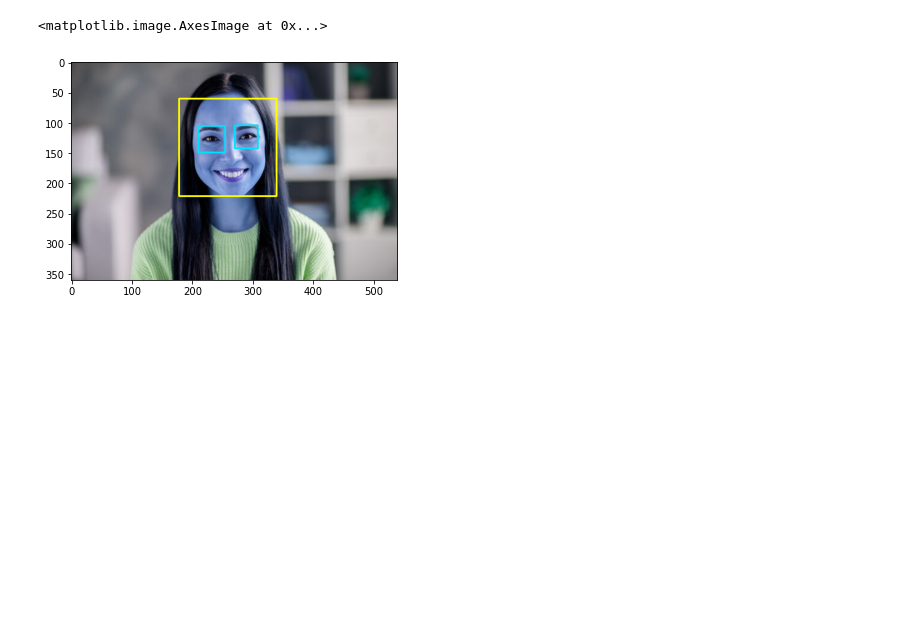
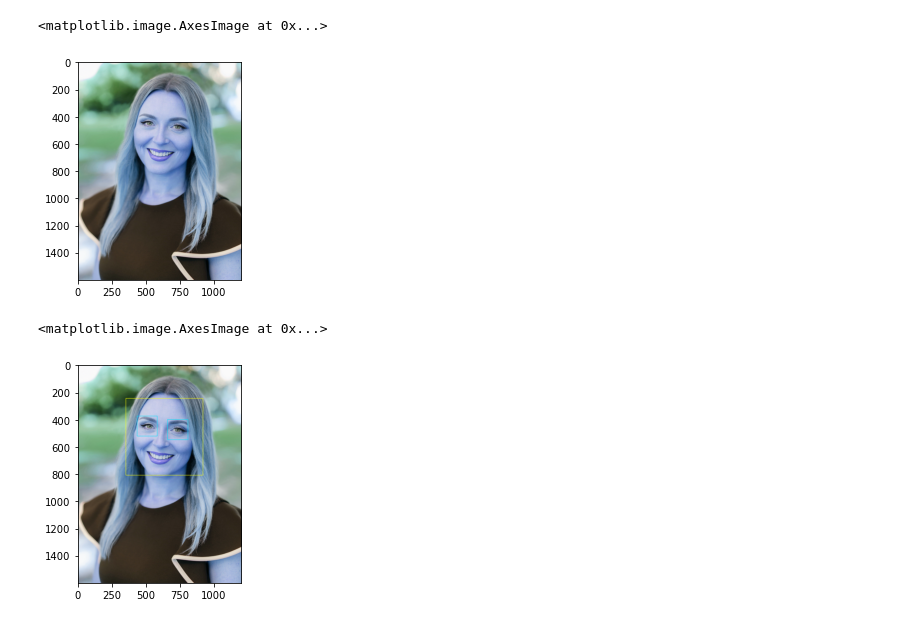
Before and after one commit to arisachue/cs131-final-project, a Jupyter notebook: Final Project.ipynb, the cells around one changed output. Cells and saved outputs as stored; diff of their text form; code cells hidden in the pictures; blank space fills up the shorter version.

```diff
--- a/Final Project.ipynb
+++ b/Final Project.ipynb
@@ -21,3 +18,13 @@ img = cv2.imread('asian_female_headshot.jpg')
+# %%
+#img = cv2.imread('asian_female_headshot.jpg')
+#img = cv2.imread('test-img.png')
+#img = cv2.imread('headshot.jpeg')
+#img = cv2.imread('black-man.jpeg')
+img = cv2.imread('white-woman.jpeg')
+plt.imshow(img)
+# %% [output]
+<matplotlib.image.AxesImage at 0x...>
+[figure, added]
 # %%
 from utils import detect_face_coords, detect_eyes_coords
 
@@ -40,4 +47,4 @@ eye_frames = [left_eye_frame, right_eye_frame]
 plt.imshow(img)
 # %% [output]
 <matplotlib.image.AxesImage at 0x...>
-[figure, old version]
+[figure, new version]
```
Also changed, not shown: parts of 7 cells of this notebook, 5 other files.
